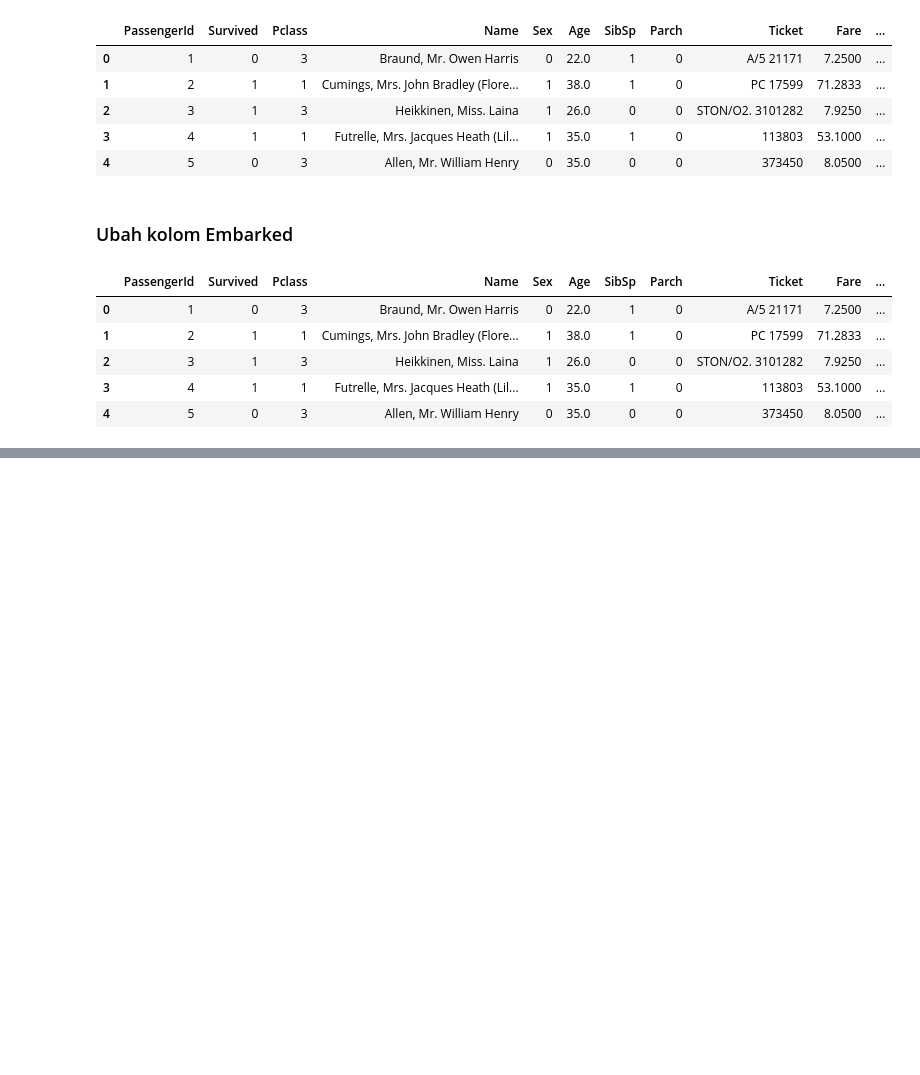
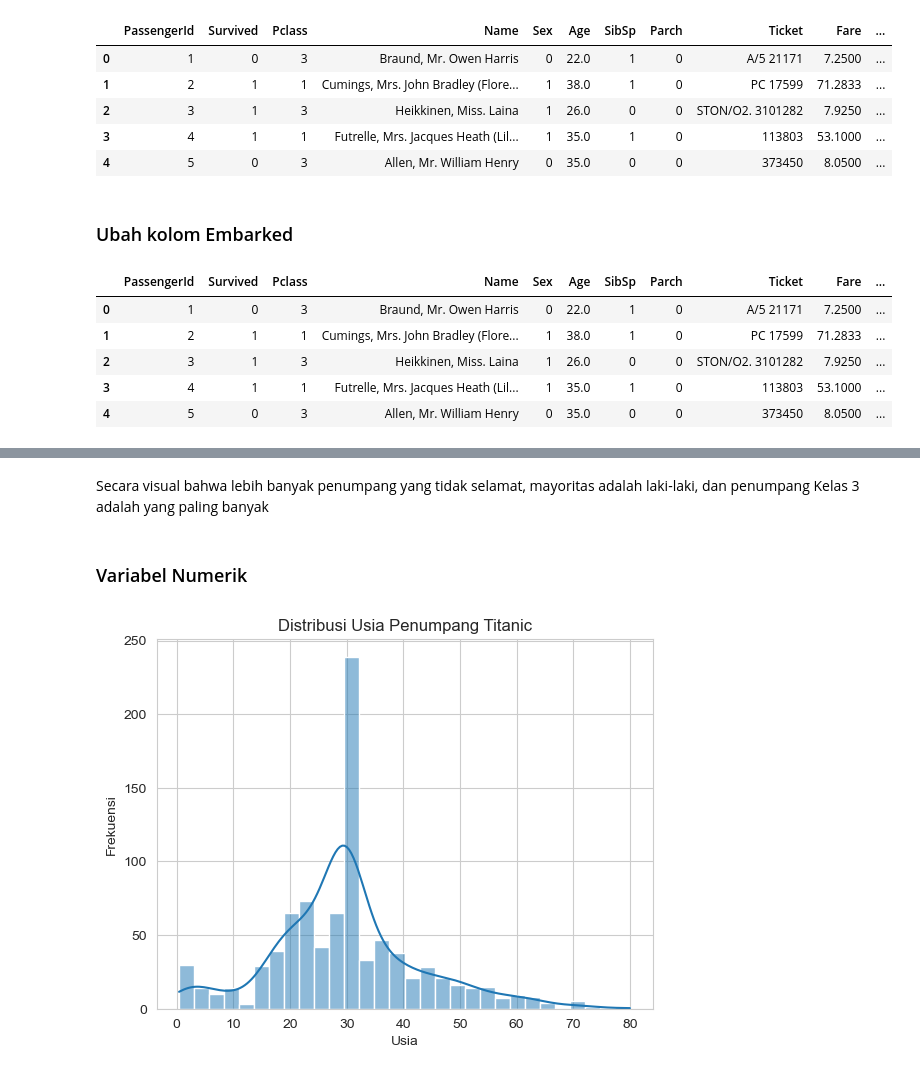
Before and after one commit to Ulinuhabduh/ML-Journey, a Jupyter notebook: Bulan 1/01-First-Data-Load.ipynb, the cells around one changed output, grey strips where cells are left out. Cells and saved outputs as stored; diff of their text form; code cells hidden in the pictures; blank space fills up the shorter version.

```diff
--- a/Bulan 1/01-First-Data-Load.ipynb
+++ b/Bulan 1/01-First-Data-Load.ipynb
@@ -329,0 +378,13 @@ df.head()
+# %% [markdown]
+Secara visual bahwa lebih banyak penumpang yang tidak selamat, mayoritas adalah laki-laki, dan penumpang Kelas 3 adalah yang paling banyak
+# %% [markdown]
+### Variabel Numerik
+# %%
+# Histogram untuk distribusi Usia
+sns.histplot(df['Age'], bins=30, kde=True)
+plt.title('Distribusi Usia Penumpang Titanic')
+plt.xlabel('Usia')
+plt.ylabel('Frekuensi')
+plt.show()
+# %% [output]
+[figure, added]
```
Also changed, not shown: parts of 24 cells of this notebook.
